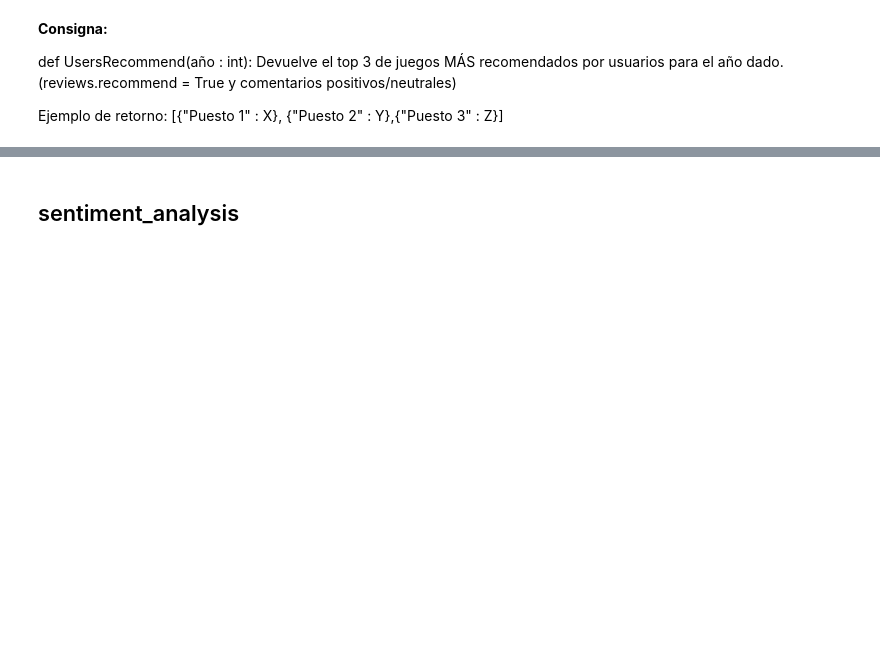
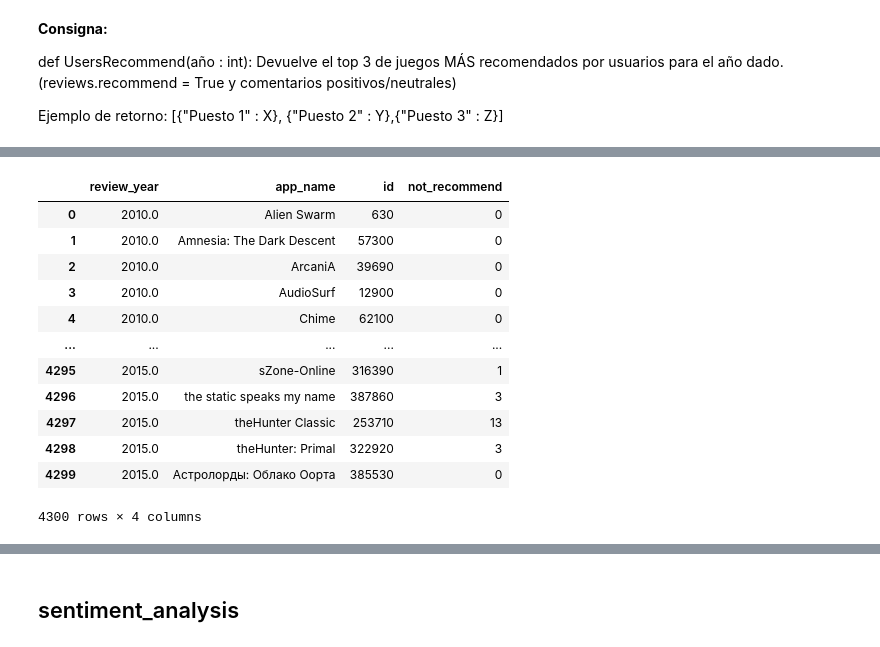
Before and after one commit to dsdrajlin/PI-MLOPs, a Jupyter notebook: API.ipynb, the cells around one changed output, grey strips where cells are left out. Cells and saved outputs as stored; diff of their text form; code cells hidden in the pictures; blank space fills up the shorter version.

```diff
--- a/API.ipynb
+++ b/API.ipynb
@@ -523,0 +584,2 @@ Tanto el año de la recomendación, el número de recomendados y el análisis de
+# %%
+UsersNotRecommend_df = UsersRecommend_df.copy(deep=True)
@@ -523,0 +661,4 @@ Tanto el año de la recomendación, el número de recomendados y el análisis de
+# %%
+UsersNotRecommend_df["not_recommend"] = ~UsersNotRecommend_df["recommend"]
+
+UsersNotRecommend_df.sample(3)
@@ -523,0 +672,2 @@ Tanto el año de la recomendación, el número de recomendados y el análisis de
+# %%
+UsersNotRecommend_df.drop(columns=["recommend"], inplace=True)
@@ -523,0 +777,5 @@ Tanto el año de la recomendación, el número de recomendados y el análisis de
+# %%
+UsersNotRecommend_df = UsersNotRecommend_df.groupby(["review_year", "app_name", "id"])\
+                                            .not_recommend.sum()
+
+UsersNotRecommend_df
@@ -523,0 +796,18 @@ Tanto el año de la recomendación, el número de recomendados y el análisis de
+# %%
+# Resetear el indice
+UsersNotRecommend_df = UsersNotRecommend_df.reset_index()
+UsersNotRecommend_df
+# %% [output]
+|  | review_year | app_name | id | not_recommend |
+| 0 | 2010.0 | Alien Swarm | 630 | 0 |
+| 1 | 2010.0 | Amnesia: The Dark Descent | 57300 | 0 |
+| 2 | 2010.0 | ArcaniA | 39690 | 0 |
+| 3 | 2010.0 | AudioSurf | 12900 | 0 |
+| 4 | 2010.0 | Chime | 62100 | 0 |
+| ... | ... | ... | ... | ... |
+| 4295 | 2015.0 | sZone-Online | 316390 | 1 |
+| 4296 | 2015.0 | the static speaks my name | 387860 | 3 |
+| 4297 | 2015.0 | theHunter Classic | 253710 | 13 |
+| 4298 | 2015.0 | theHunter: Primal | 322920 | 3 |
+| 4299 | 2015.0 | Астролорды: Облако Оорта | 385530 | 0 |
+4300 rows × 4 columns
```
Also changed, not shown: parts of 48 cells of this notebook, 3 other files.
